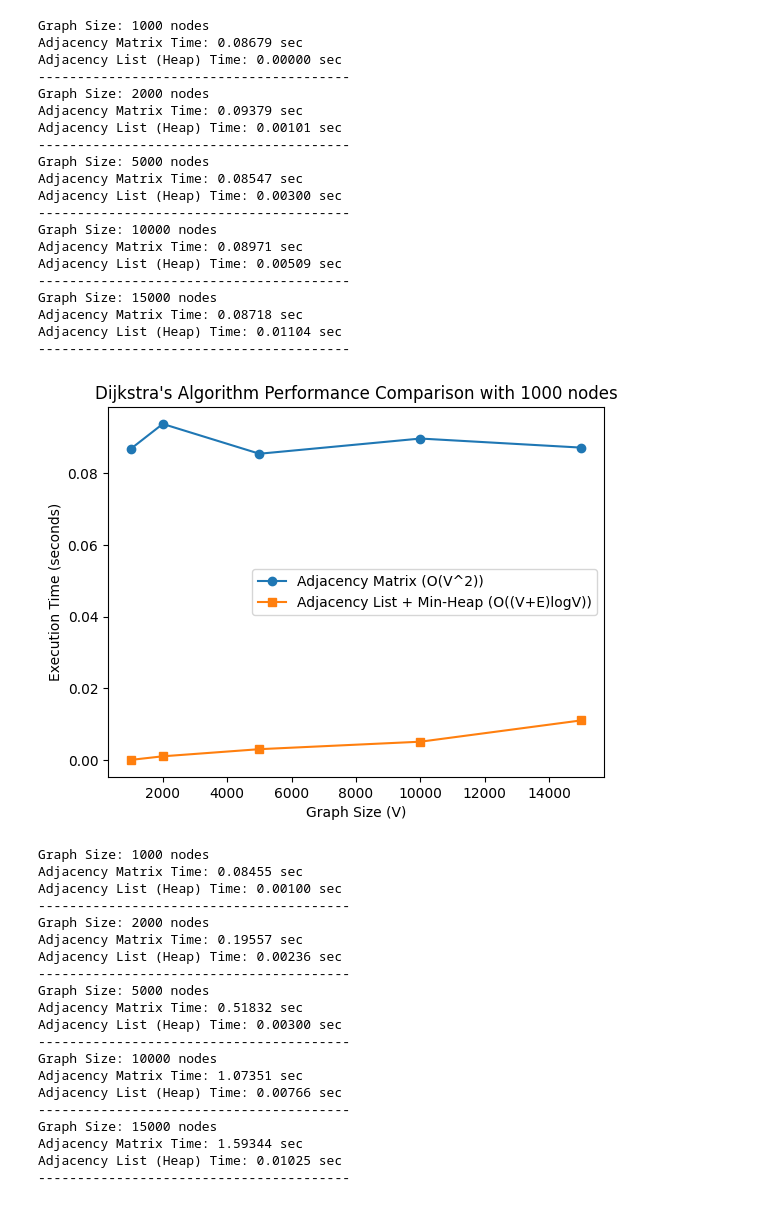
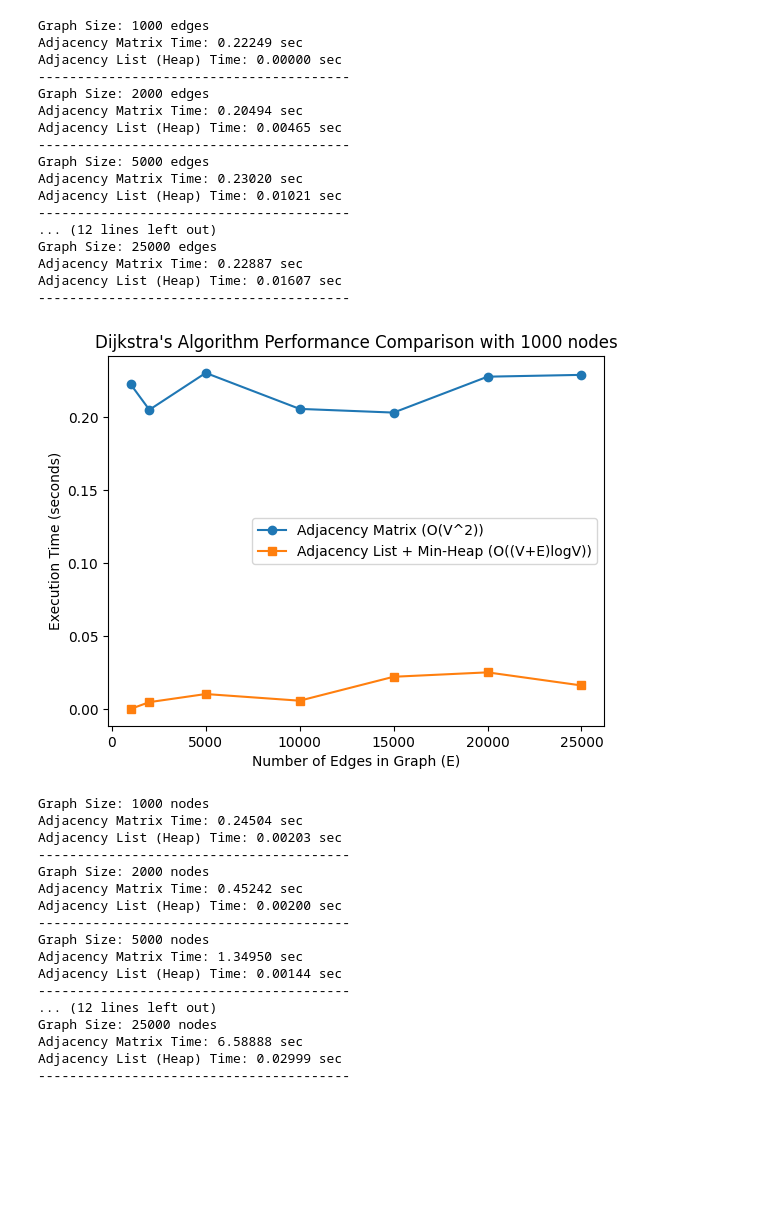
Before and after one commit to Saltykub/SC2001, a Jupyter notebook: Lab2/djikcompare.ipynb, the cells around one changed output. Saved outputs shown, nothing was run; the diff lists cells and outputs as text; code cells hidden in the pictures; blank space fills up the shorter version.

```diff
--- a/Lab2/djikcompare.ipynb
+++ b/Lab2/djikcompare.ipynb
@@ -10,7 +10,7 @@ import matplotlib.pyplot as plt
 random.seed(123)
 
 # different edge same node
-sizes = [1000, 2000, 5000, 10000, 15000]
+sizes = [1000, 2000, 5000, 10000, 15000,20000,25000]
 graph_data = []
 for i in sizes:
     G,WG = gen_connected_graph(1000,i)
@@ -19,7 +19,7 @@ for i in sizes:
 results = []
 for idx,size in enumerate(sizes):
     g = graph_data[idx]
-    _matrix = adj_martix(1000,g)
+    _matrix = adj_matrix(1000,g)
     _list = adj_list(1000,g)
 
     # Run Adjacency Matrix Version
@@ -38,44 +38,39 @@ for idx,size in enumerate(sizes):
     print(f"Adjacency List (Heap) Time: {heap_time:.5f} sec")
     print("-" * 40)
 # %% [output]
-Graph Size: 1000 nodes
-Adjacency Matrix Time: 0.08679 sec
+Graph Size: 1000 edges
+Adjacency Matrix Time: 0.22249 sec
 Adjacency List (Heap) Time: 0.00000 sec
 ----------------------------------------
-Graph Size: 2000 nodes
-Adjacency Matrix Time: 0.09379 sec
-Adjacency List (Heap) Time: 0.00101 sec
+Graph Size: 2000 edges
+Adjacency Matrix Time: 0.20494 sec
+Adjacency List (Heap) Time: 0.00465 sec
 ----------------------------------------
-Graph Size: 5000 nodes
-Adjacency Matrix Time: 0.08547 sec
-Adjacency List (Heap) Time: 0.00300 sec
+Graph Size: 5000 edges
+Adjacency Matrix Time: 0.23020 sec
+Adjacency List (Heap) Time: 0.01021 sec
 ----------------------------------------
-Graph Size: 10000 nodes
-Adjacency Matrix Time: 0.08971 sec
-Adjacency List (Heap) Time: 0.00509 sec
+... (12 lines left out)
+Graph Size: 25000 edges
+Adjacency Matrix Time: 0.22887 sec
+Adjacency List (Heap) Time: 0.01607 sec
 ----------------------------------------
-Graph Size: 15000 nodes
-Adjacency Matrix Time: 0.08718 sec
-Adjacency List (Heap) Time: 0.01104 sec
-----------------------------------------
 # %%
-
-
 sizes, matrix_times, heap_times = zip(*results)
 plt.plot(sizes, matrix_times, label="Adjacency Matrix (O(V^2))", marker="o")
 plt.plot(sizes, heap_times, label="Adjacency List + Min-Heap (O((V+E)logV))", marker="s")
-plt.xlabel("Graph Size (V)")
+plt.xlabel("Number of Edges in Graph (E)")
 plt.ylabel("Execution Time (seconds)")
 plt.legend()
 plt.title("Dijkstra's Algorithm Performance Comparison with 1000 nodes")
 plt.show()
 # %% [output]
-[figure, old version]
+[figure, new version]
 # %%
 # different node same edge
 random.seed(123)
 
-sizes2 = [1000, 2000, 5000, 10000, 15000]
+sizes2 = [1000, 2000, 5000, 10000, 15000,20000,25000]
 graph_data2 = []
 for i in sizes2:
     G,WG = gen_connected_graph(i,15000)
@@ -84,7 +79,7 @@ for i in sizes2:
 results2 = []
 for idx,size in enumerate(sizes2):
     g = graph_data[idx]
-    _matrix = adj_martix(size,g)
+    _matrix = adj_matrix(size,g)
     _list = adj_list(size,g)
 
     # Run Adjacency Matrix Version
@@ -104,24 +99,21 @@ for idx,size in enumerate(sizes2):
     print("-" * 40)
 # %% [output]
 Graph Size: 1000 nodes
-Adjacency Matrix Time: 0.08455 sec
-Adjacency List (Heap) Time: 0.00100 sec
+Adjacency Matrix Time: 0.24504 sec
+Adjacency List (Heap) Time: 0.00203 sec
 ----------------------------------------
 Graph Size: 2000 nodes
-Adjacency Matrix Time: 0.19557 sec
-Adjacency List (Heap) Time: 0.00236 sec
+Adjacency Matrix Time: 0.45242 sec
+Adjacency List (Heap) Time: 0.00200 sec
 ----------------------------------------
 Graph Size: 5000 nodes
-Adjacency Matrix Time: 0.51832 sec
-Adjacency List (Heap) Time: 0.00300 sec
+Adjacency Matrix Time: 1.34950 sec
+Adjacency List (Heap) Time: 0.00144 sec
 ----------------------------------------
-Graph Size: 10000 nodes
-Adjacency Matrix Time: 1.07351 sec
-Adjacency List (Heap) Time: 0.00766 sec
+... (12 lines left out)
+Graph Size: 25000 nodes
+Adjacency Matrix Time: 6.58888 sec
+Adjacency List (Heap) Time: 0.02999 sec
 ----------------------------------------
-Graph Size: 15000 nodes
-Adjacency Matrix Time: 1.59344 sec
-Adjacency List (Heap) Time: 0.01025 sec
-----------------------------------------
 # %%
 
```
Also changed, not shown: parts of 4 cells of this notebook.
